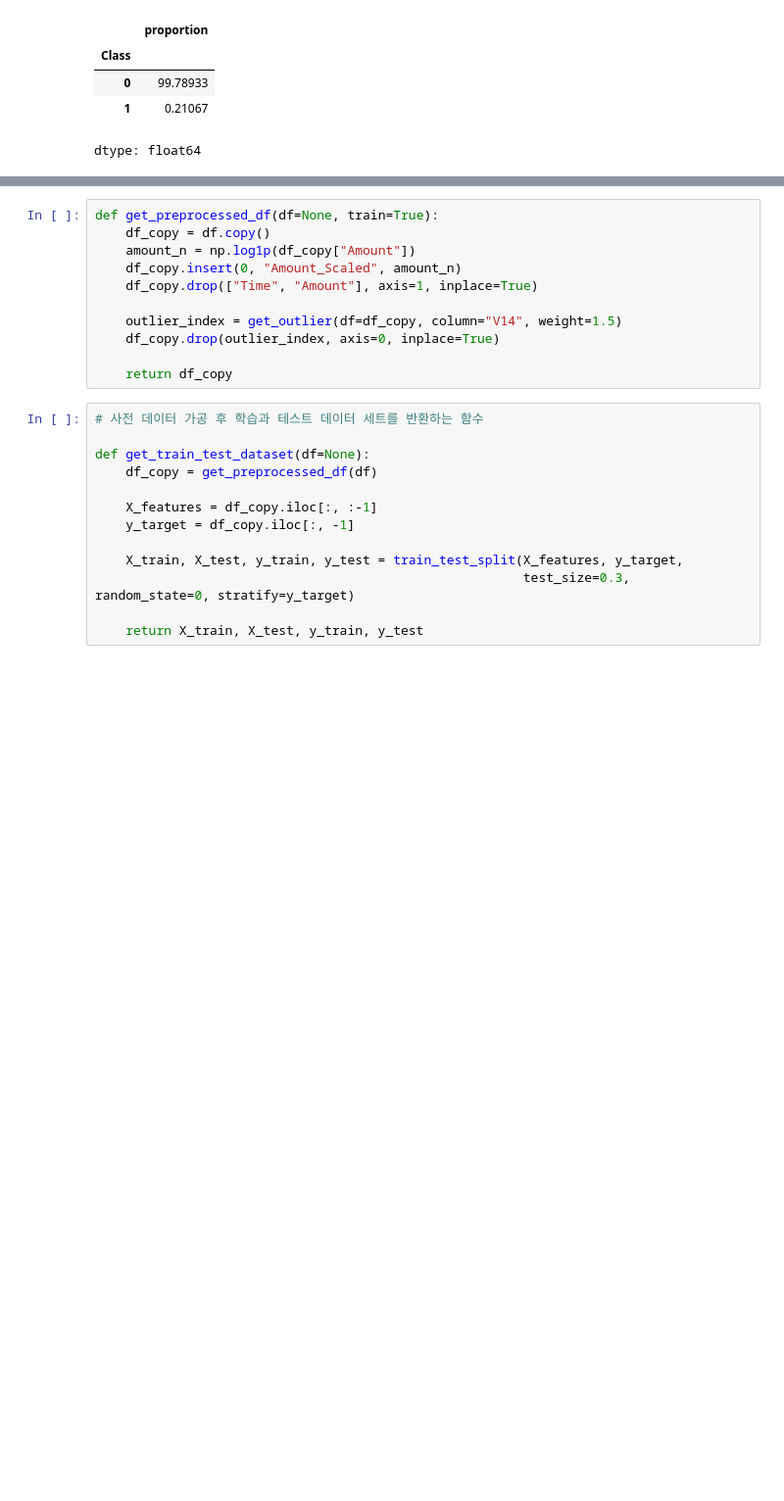
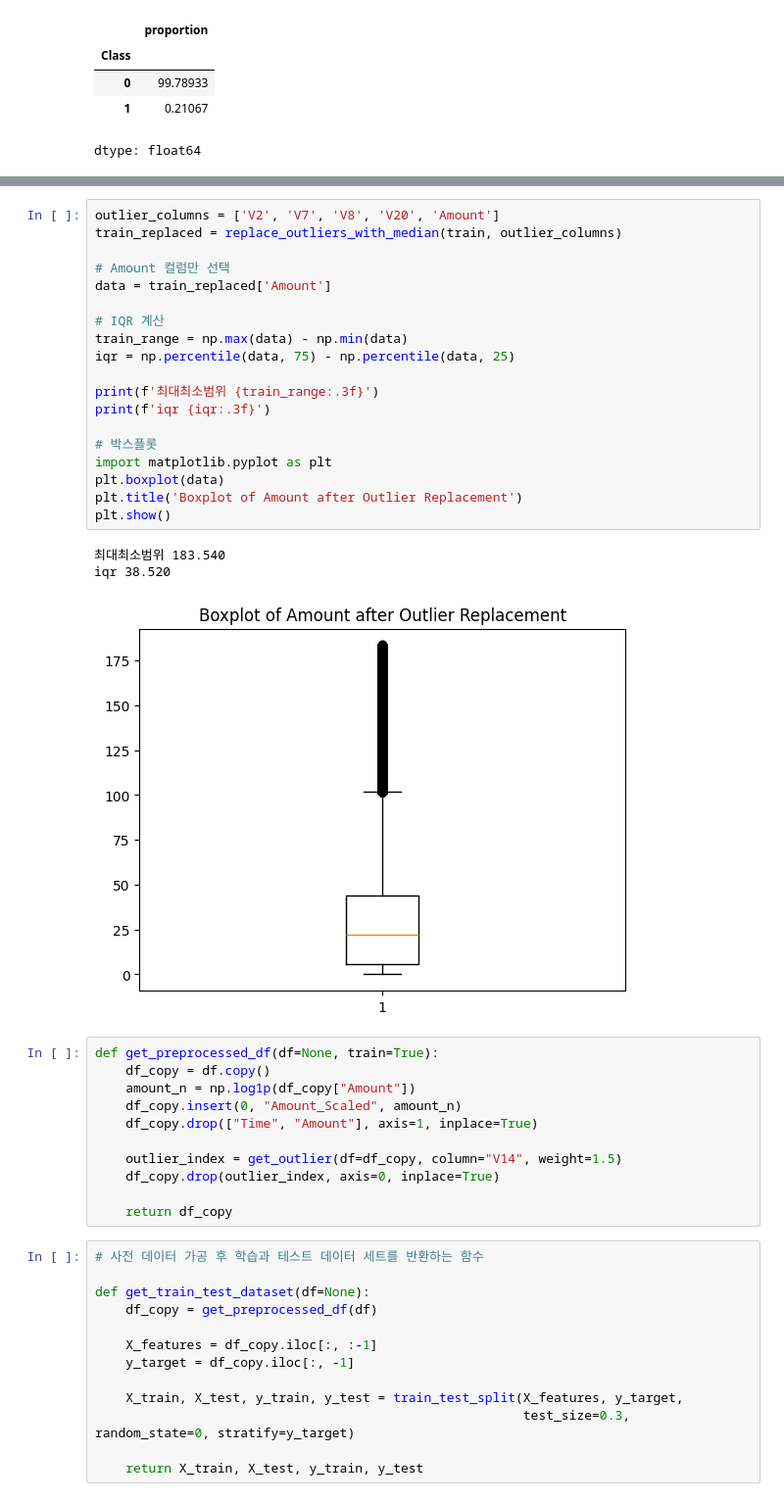
Before and after one commit to sunyoungmoon012/first-repository, a Jupyter notebook: test_notebook.ipynb, the cells around one changed output, grey strips where cells are left out. Shown at 98% size. Drawn from its saved outputs; the diff is of its cells as text; blank space fills up the shorter version.

```diff
--- a/test_notebook.ipynb
+++ b/test_notebook.ipynb
@@ -125,3 +138,26 @@ dtype: float64
+# %%
+outlier_columns = ['V2', 'V7', 'V8', 'V20', 'Amount']
+train_replaced = replace_outliers_with_median(train, outlier_columns)
+
+# Amount 컬럼만 선택
+data = train_replaced['Amount']
+
+# IQR 계산
+train_range = np.max(data) - np.min(data)
+iqr = np.percentile(data, 75) - np.percentile(data, 25)
+
+print(f'최대최소범위 {train_range:.3f}')
+print(f'iqr {iqr:.3f}')
+
+# 박스플롯
+import matplotlib.pyplot as plt
+plt.boxplot(data)
+plt.title('Boxplot of Amount after Outlier Replacement')
+plt.show()
+# %% [output]
+최대최소범위 183.540
+iqr 38.520
+[figure, added]
 # %%
 def get_preprocessed_df(df=None, train=True):
     df_copy = df.copy()
```
Also changed, not shown: parts of 10 cells of this notebook.
